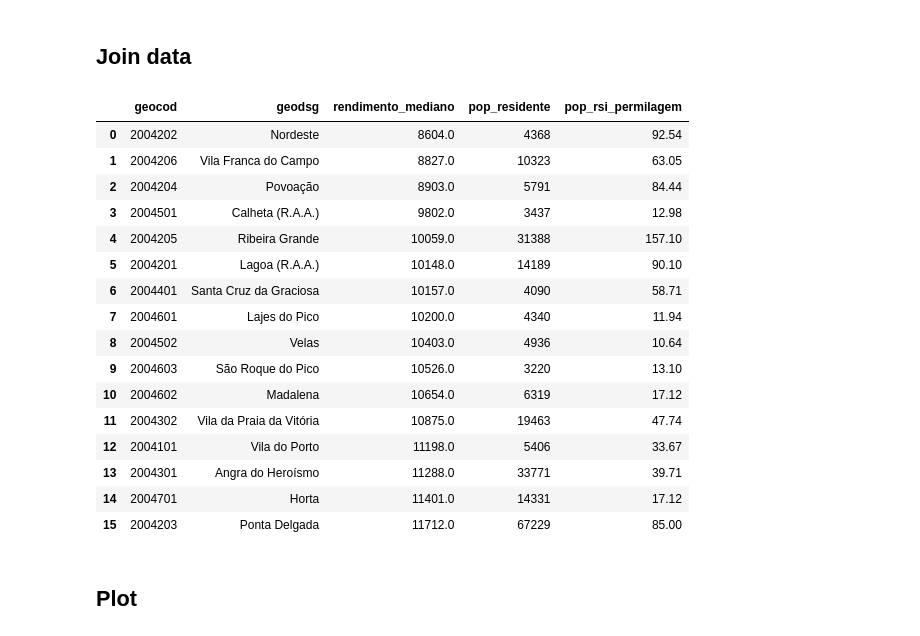
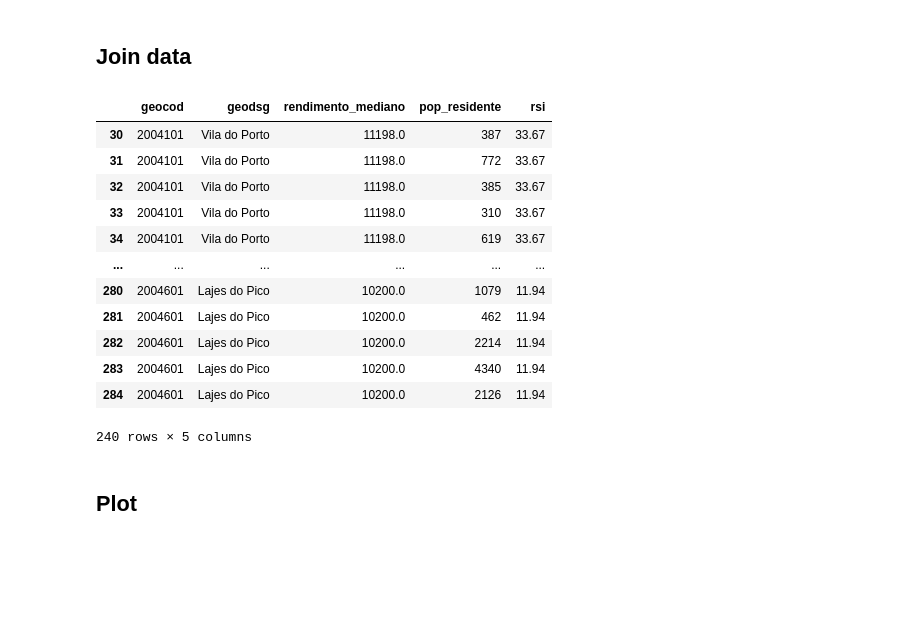
Before and after one commit to fmesqg/ine, a Jupyter notebook: ine_api_showcase.ipynb, the cells around one changed output. Cells and saved outputs as stored; diff of their text form; code cells hidden in the pictures; blank space fills up the shorter version.

```diff
--- a/ine_api_showcase.ipynb
+++ b/ine_api_showcase.ipynb
@@ -122,0 +26,12 @@ df_rendimento
+# %%
+from ine_api import get_df
+
+api_params = {
+    "lang": "PT",
+    "varcd": "0012757",  # rendimento mediano
+    "Dim1": "S7A2022",  # ano 2022
+    "Dim2": "<*>200",  # Açores, tão específico quanto possível
+}
+
+df_rendimento = get_df(api_params).rename(columns={"valor" : "rendimento_mediano"}, inplace=False)
+df_rendimento.loc[~df_rendimento["rendimento_mediano"].isna()]
@@ -150,0 +58,12 @@ df_pop
+# %%
+api_params_pop_residente = {
+    "lang": "PT",
+    "varcd": "0012276",  # pop_residente
+    "Dim1": "S7A2021",  # ano 2021
+    "Dim2": "<*>200",  # Açores, tão específico quanto possível
+}
+
+df_pop = get_df(api_params_pop_residente).rename(columns={"valor" : "pop_residente"}, inplace=False)
+# não percebo que glitch é este da API mas faltam os primeiros 3 caracteres (200)
+df_pop["geocod"] = "200" + df_pop["geocod"]
+df_pop
@@ -160,0 +86,10 @@ df_rsi.rename(columns={"valor": "pop_rsi_permilagem"}, inplace=True)
+# %%
+api_params_rsi = {
+    "lang": "PT",
+    "varcd": "0008339",  # pop_residente
+    "Dim1": "S7A2022",
+    "Dim2": "<*>200",  # Açores, tão específico quanto possível
+}
+
+df_rsi = get_df(api_params_rsi).rename(columns={"valor" : "rsi"}, inplace=False)
+df_rsi
@@ -161,40 +114,37 @@ df_rsi.rename(columns={"valor": "pop_rsi_permilagem"}, inplace=True)
 # %% [markdown]
 ## Join data
 # %%
+import pandas as pd
 df_ = pd.merge(
     df_rendimento[["geocod", "geodsg", "rendimento_mediano"]],
     df_pop[["geocod", "pop_residente"]],
     on="geocod",
     how="inner",
 )
 df = pd.merge(
     df_[["geocod", "geodsg", "rendimento_mediano", "pop_residente"]],
-    df_rsi[["geocod", "pop_rsi_permilagem"]],
+    df_rsi[["geocod", "rsi"]],
     on="geocod",
     how="inner",
 )
-df[["rendimento_mediano", "pop_residente", "pop_rsi_permilagem"]] = df[
-    ["rendimento_mediano", "pop_residente", "pop_rsi_permilagem"]
-].apply(pd.to_numeric, errors="coerce")
+# df[["rendimento_mediano", "pop_residente", "pop_rsi_permilagem"]] = df[
+#     ["rendimento_mediano", "pop_residente", "pop_rsi_permilagem"]
+# ].apply(pd.to_numeric, errors="coerce")
 df.dropna()
 # %% [output]
-|  | geocod | geodsg | rendimento_mediano | pop_residente | pop_rsi_permilagem |
-| 0 | 2004202 | Nordeste | 8604.0 | 4368 | 92.54 |
-| 1 | 2004206 | Vila Franca do Campo | 8827.0 | 10323 | 63.05 |
-| 2 | 2004204 | Povoação | 8903.0 | 5791 | 84.44 |
-| 3 | 2004501 | Calheta (R.A.A.) | 9802.0 | 3437 | 12.98 |
-| 4 | 2004205 | Ribeira Grande | 10059.0 | 31388 | 157.10 |
-| 5 | 2004201 | Lagoa (R.A.A.) | 10148.0 | 14189 | 90.10 |
-| 6 | 2004401 | Santa Cruz da Graciosa | 10157.0 | 4090 | 58.71 |
-| 7 | 2004601 | Lajes do Pico | 10200.0 | 4340 | 11.94 |
-| 8 | 2004502 | Velas | 10403.0 | 4936 | 10.64 |
-| 9 | 2004603 | São Roque do Pico | 10526.0 | 3220 | 13.10 |
-| 10 | 2004602 | Madalena | 10654.0 | 6319 | 17.12 |
-| 11 | 2004302 | Vila da Praia da Vitória | 10875.0 | 19463 | 47.74 |
-| 12 | 2004101 | Vila do Porto | 11198.0 | 5406 | 33.67 |
-| 13 | 2004301 | Angra do Heroísmo | 11288.0 | 33771 | 39.71 |
-| 14 | 2004701 | Horta | 11401.0 | 14331 | 17.12 |
-| 15 | 2004203 | Ponta Delgada | 11712.0 | 67229 | 85.00 |
+|  | geocod | geodsg | rendimento_mediano | pop_residente | rsi |
+| 30 | 2004101 | Vila do Porto | 11198.0 | 387 | 33.67 |
+| 31 | 2004101 | Vila do Porto | 11198.0 | 772 | 33.67 |
+| 32 | 2004101 | Vila do Porto | 11198.0 | 385 | 33.67 |
+| 33 | 2004101 | Vila do Porto | 11198.0 | 310 | 33.67 |
+| 34 | 2004101 | Vila do Porto | 11198.0 | 619 | 33.67 |
+| ... | ... | ... | ... | ... | ... |
+| 280 | 2004601 | Lajes do Pico | 10200.0 | 1079 | 11.94 |
+| 281 | 2004601 | Lajes do Pico | 10200.0 | 462 | 11.94 |
+| 282 | 2004601 | Lajes do Pico | 10200.0 | 2214 | 11.94 |
+| 283 | 2004601 | Lajes do Pico | 10200.0 | 4340 | 11.94 |
+| 284 | 2004601 | Lajes do Pico | 10200.0 | 2126 | 11.94 |
+240 rows × 5 columns
 # %% [markdown]
 ## Plot
 # %%
```
Also changed, not shown: parts of 20 cells of this notebook, 8 other files.
